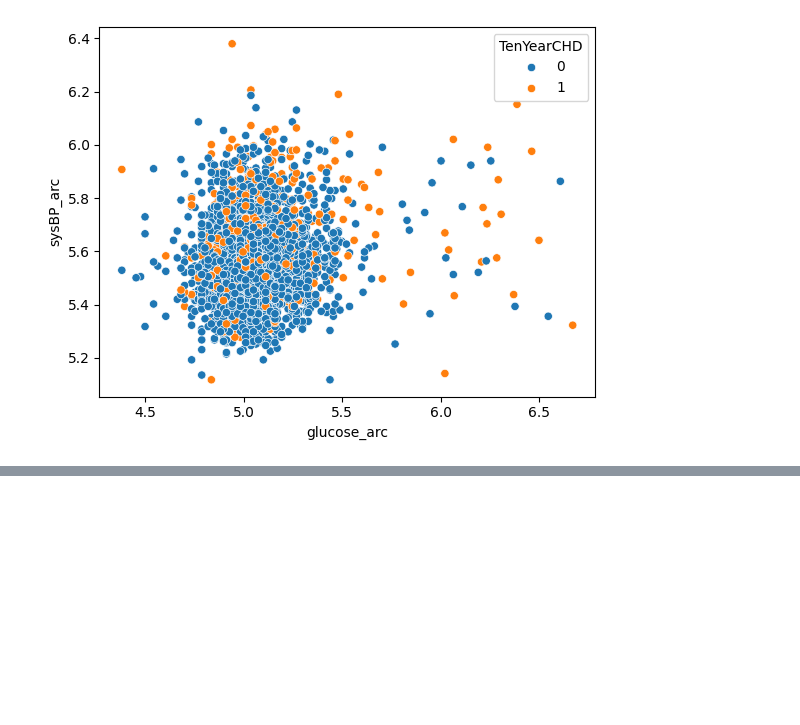
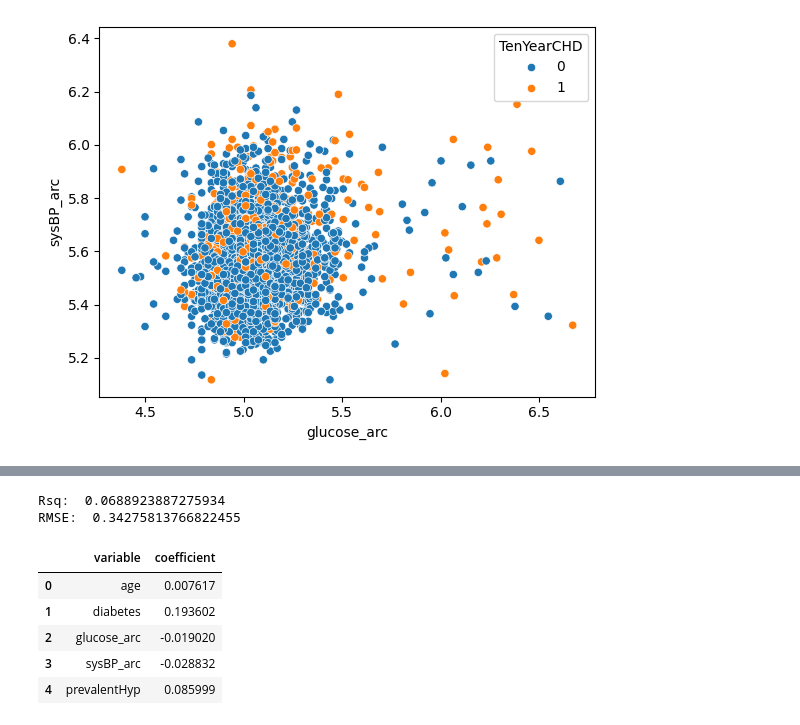
Before and after one commit to ashleyr05/project_chd, a Jupyter notebook: group8proj2.ipynb, the cells around one changed output, grey strips where cells are left out. Saved outputs shown, nothing was run; the diff lists cells and outputs as text; code cells hidden in the pictures; blank space fills up the shorter version.

```diff
--- a/group8proj2.ipynb
+++ b/group8proj2.ipynb
@@ -293,0 +375,30 @@ sns.scatterplot(x=df_train['glucose_arc'],y=df_train["sysBP_arc"],hue = df_train
+# %%
+y = df_train['TenYearCHD']
+y_test = df_test["TenYearCHD"]
+# %%
+train_vars = ['diabetes','glucose_arc','sysBP_arc',"prevalentHyp", 'age']
+X = df_train.loc[:,train_vars ]
+X_test = df_test.loc[:,train_vars]
+# %%
+Z_train = pd.concat([X['age'], X['diabetes'],X['glucose_arc'],X['sysBP_arc'],X['prevalentHyp']], axis = 1)
+Z_test = pd.concat([X_test['age'], X_test['diabetes'],X_test['glucose_arc'],X_test['sysBP_arc'],X_test['prevalentHyp']], axis = 1)
+#create test and train
+# %%
+reg = linear_model.LinearRegression(fit_intercept=False).fit(Z_train,y) # Run regression
+# %%
+y_hat = reg.predict(Z_test)
+print('Rsq: ', reg.score(Z_test,y_test)) # R2
+rmse = np.sqrt( np.mean( (y_test - y_hat)**2 ))
+print('RMSE: ', rmse) # R2
+
+results = pd.DataFrame({'variable':reg.feature_names_in_, 'coefficient': reg.coef_}) # Regression coefficients
+results
+# %% [output]
+Rsq:  0.0688923887275934
+RMSE:  0.34275813766822455
+|  | variable | coefficient |
+| 0 | age | 0.007617 |
+| 1 | diabetes | 0.193602 |
+| 2 | glucose_arc | -0.019020 |
+| 3 | sysBP_arc | -0.028832 |
+| 4 | prevalentHyp | 0.085999 |
```
Also changed, not shown: parts of 16 cells of this notebook.
